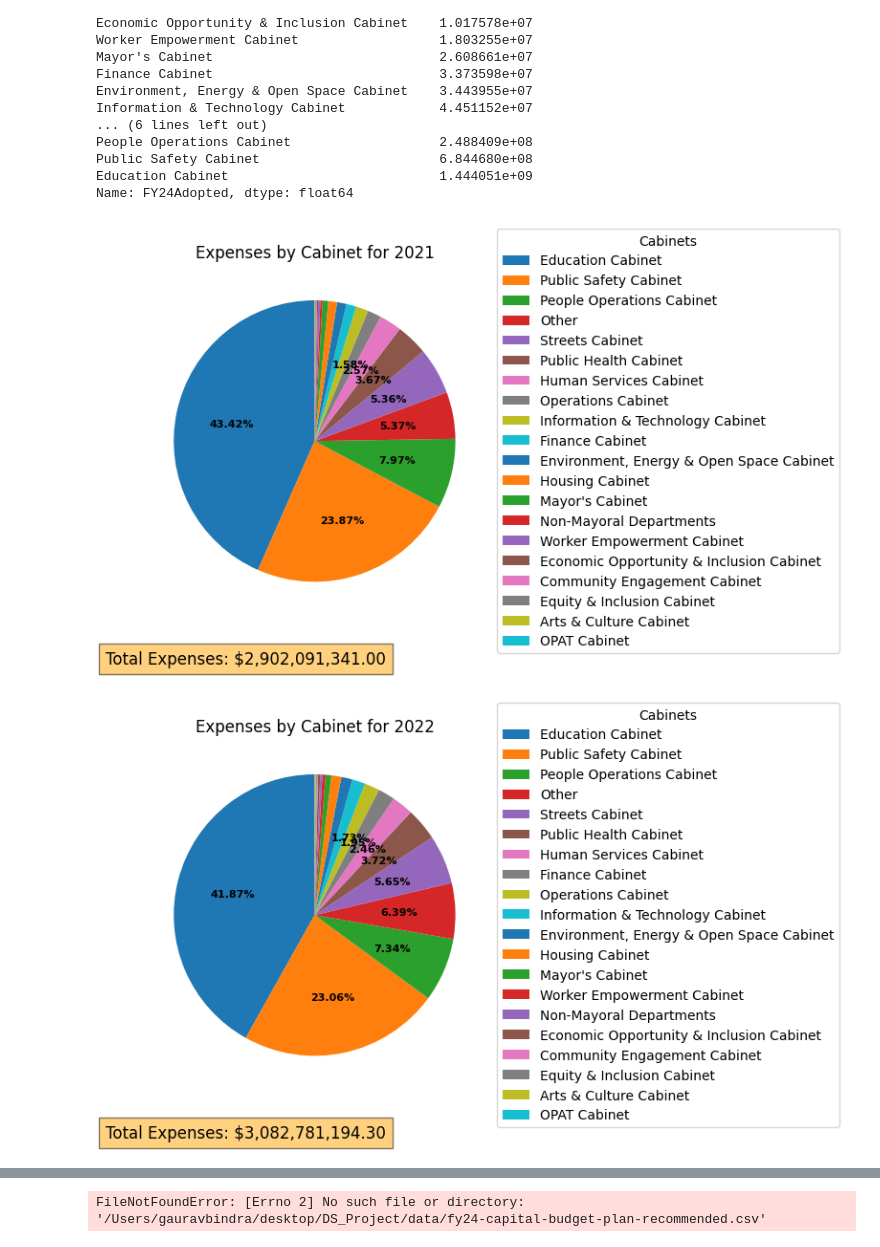
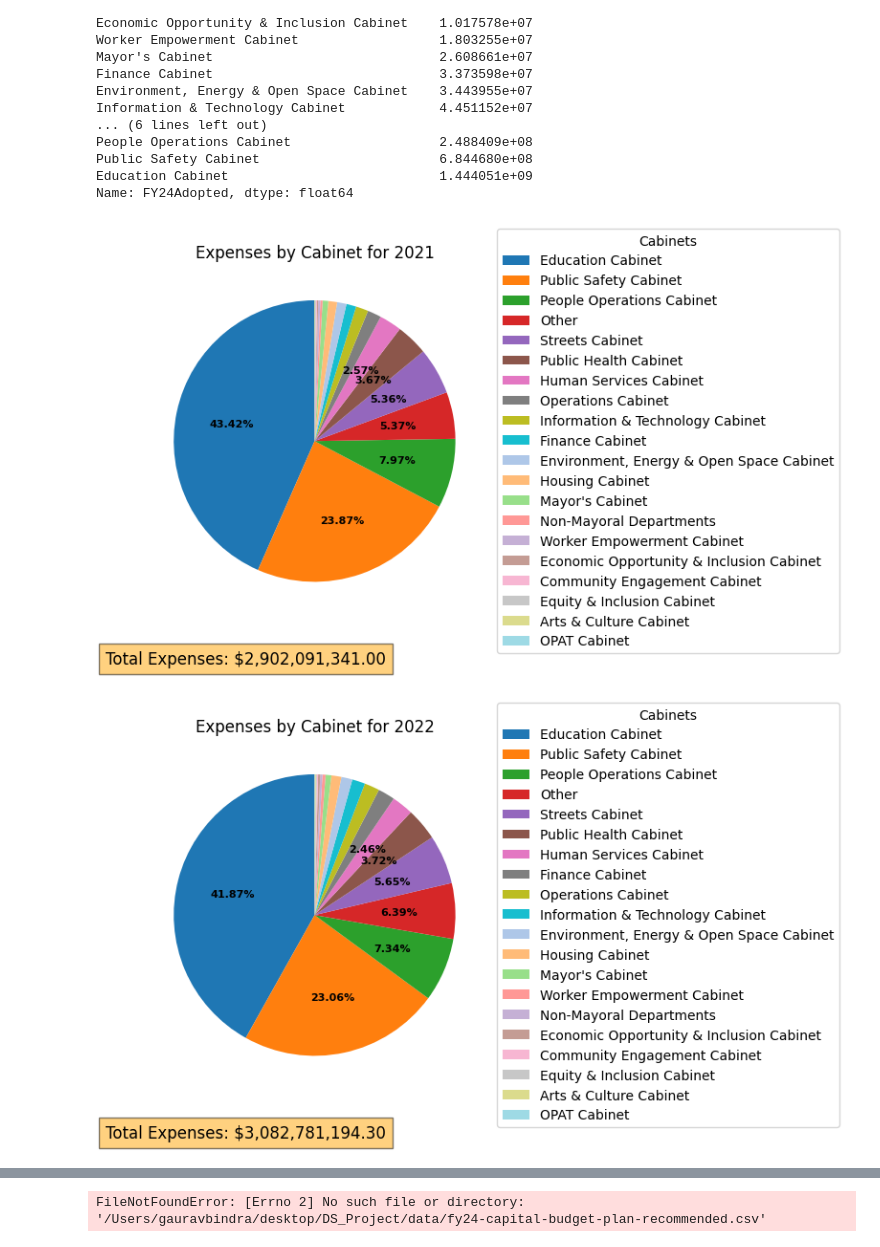
Before and after one commit to BU-Spark/ds-boston-city-budget, a Jupyter notebook: fa23-team-f/OperatingBudgetAnalysis.ipynb, the cells around one changed output, grey strips where cells are left out. Saved outputs shown, nothing was run; the diff lists cells and outputs as text; code cells hidden in the pictures.

Commit message:
Fixed my graphs -> all the graphs were using the same data

```diff
--- a/fa23-team-f/OperatingBudgetAnalysis.ipynb
+++ b/fa23-team-f/OperatingBudgetAnalysis.ipynb
@@ -349,15 +349,39 @@ def make_autopct(values):
     def my_autopct(pct):
         total = sum(values)
         val = int(round(pct*total/100.0))
-        if pct > 1.5:
+        if pct > 2:
             return '{p:.2f}%'.format(p=pct)
         else:
             return ''
     return my_autopct
 
+colors = [
+    '#1f77b4',  # muted blue
+    '#ff7f0e',  # safety orange
+    '#2ca02c',  # cooked asparagus green
+    '#d62728',  # brick red
+    '#9467bd',  # muted purple
+    '#8c564b',  # chestnut brown
+    '#e377c2',  # raspberry yogurt pink
+    '#7f7f7f',  # middle gray
+    '#bcbd22',  # curry yellow-green
+    '#17becf',  # blue-teal
+    '#aec7e8',  # light blue
+    '#ffbb78',  # light orange
+    '#98df8a',  # light green
+    '#ff9896',  # light red
+    '#c5b0d5',  # light purple
+    '#c49c94',  # light brown
+    '#f7b6d2',  # light pink
+    '#c7c7c7',  # light gray
+    '#dbdb8d',  # light yellow-green
+    '#9edae5'   # light blue-teal
+    # Add more colors if you have more than 20 slices
+]
+
 # Create the pie chart and display the percentages on the pie itself
 fig, ax = plt.subplots()
-wedges, texts, autotexts = ax.pie(sizes, labels=None, autopct=make_autopct(sizes), startangle=90)
+wedges, texts, autotexts = ax.pie(sizes, labels=None, autopct=make_autopct(sizes), colors= colors, startangle=90)
 
 # Make the percentage labels a little bigger
 plt.setp(autotexts, size=8, weight="bold", color="black")
@@ -377,7 +401,7 @@ plt.subplots_adjust(right=0.7)
 # Show the plot
 plt.show()
 # %% [output]
-[figure, old version]
+[figure, new version]
 # %%
 #FY22
 expenses_by_cabinet = {
@@ -417,36 +441,60 @@ labels, sizes = zip(*sorted_items)
 def make_autopct(values):
     def my_autopct(pct):
         total = sum(values)
         val = int(round(pct*total/100.0))
-        if pct > 1.5:
+        if pct > 2:
             return '{p:.2f}%'.format(p=pct)
         else:
             return ''
     return my_autopct
 
+colors = [
+    '#1f77b4',  # muted blue
+    '#ff7f0e',  # safety orange
+    '#2ca02c',  # cooked asparagus green
+    '#d62728',  # brick red
+    '#9467bd',  # muted purple
+    '#8c564b',  # chestnut brown
+    '#e377c2',  # raspberry yogurt pink
+    '#7f7f7f',  # middle gray
+    '#bcbd22',  # curry yellow-green
+    '#17becf',  # blue-teal
+    '#aec7e8',  # light blue
+    '#ffbb78',  # light orange
+    '#98df8a',  # light green
+    '#ff9896',  # light red
+    '#c5b0d5',  # light purple
+    '#c49c94',  # light brown
+    '#f7b6d2',  # light pink
+    '#c7c7c7',  # light gray
+    '#dbdb8d',  # light yellow-green
+    '#9edae5'   # light blue-teal
+    # Add more colors if you have more than 20 slices
+]
+
 # Create the pie chart and display the percentages on the pie itself
 fig, ax = plt.subplots()
-wedges, texts, autotexts = ax.pie(sizes, labels=None, autopct=make_autopct(sizes), startangle=90)
+wedges, texts, autotexts = ax.pie(sizes, labels=None, autopct=make_autopct(sizes), colors = colors, startangle=90)
 
 # Make the percentage labels a little bigger
 plt.setp(autotexts, size=8, weight="bold", color="black")
 
 # Add a legend without percentages to the right of the plot
 ax.legend(wedges, labels, title="Cabinets", loc="center left", bbox_to_anchor=(1, 0, 0.5, 1))
 
 # Set the title for the pie chart
 ax.set_title('Expenses by Cabinet for 2022')
 
 # Display total expenses at the bottom
 plt.figtext(0.3, 0.01, f"Total Expenses: ${sum(sizes):,.2f}", ha="center", fontsize=12, bbox={"facecolor":"orange", "alpha":0.5, "pad":5})
 
 # Adjust the plot size to make room for the legend
 plt.subplots_adjust(right=0.7)
 
 # Show the plot
 plt.show()
 # %% [output]
-[figure, old version]
+[figure, new version]
 # %%
 #FY23 Pie Chart
 expenses_by_cabinet = {
```
Also changed, not shown: parts of 2 cells of this notebook.
